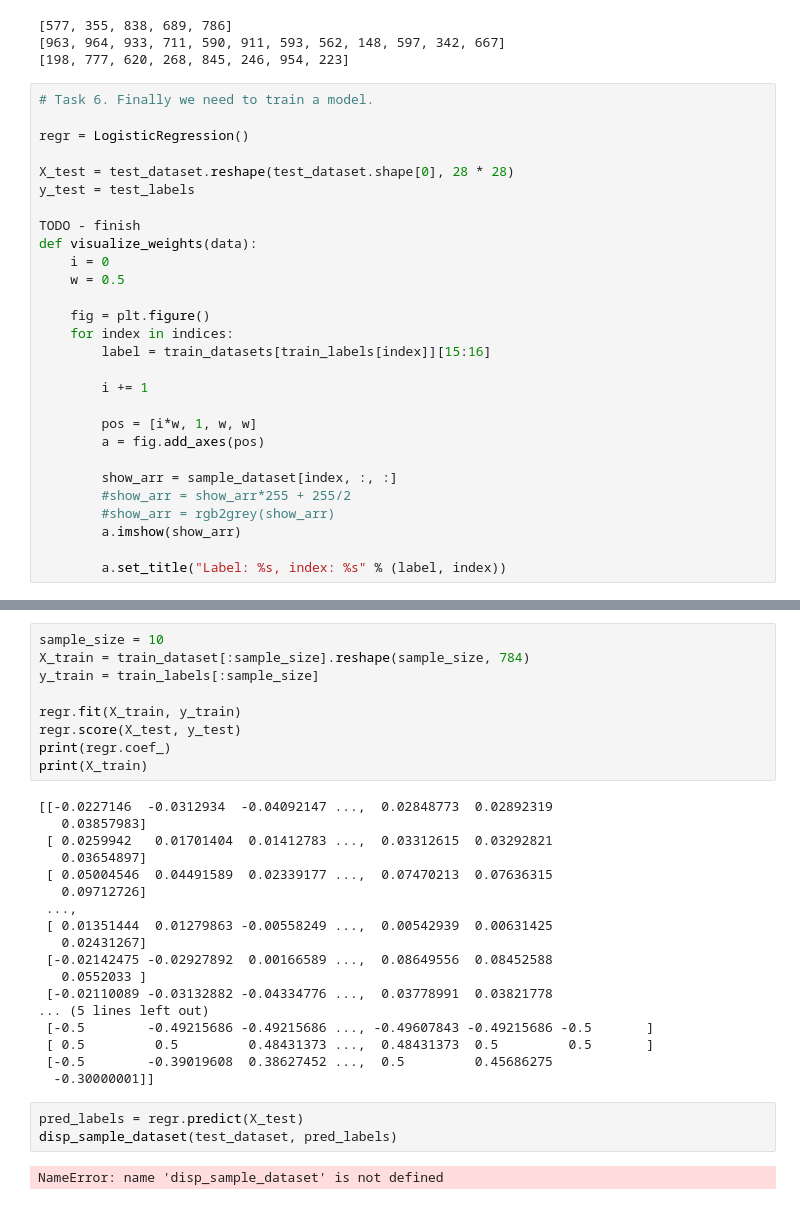
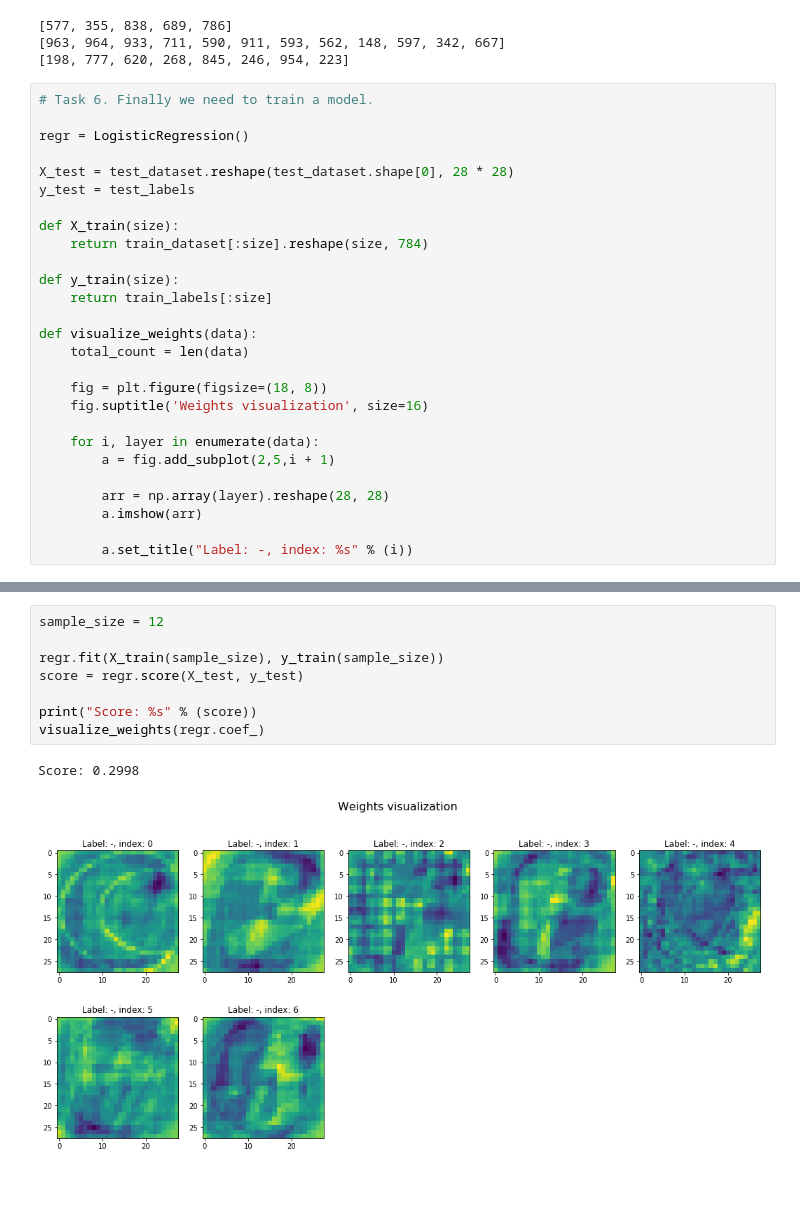
Before and after one commit to gafrom/udacity-deep_learning, a Jupyter notebook: assignment_1.ipynb, the cells around one changed output, grey strips where cells are left out. Cells and saved outputs as stored; diff of their text form.

Commit message:
Configure visualization of trained weights

```diff
--- a/assignment_1.ipynb
+++ b/assignment_1.ipynb
@@ -509,23 +512,22 @@ regr = LogisticRegression()
 X_test = test_dataset.reshape(test_dataset.shape[0], 28 * 28)
 y_test = test_labels
 
-TODO - finish
+def X_train(size):
+    return train_dataset[:size].reshape(size, 784)
+
+def y_train(size):
+    return train_labels[:size]
+
 def visualize_weights(data):
-    i = 0
-    w = 0.5
+    total_count = len(data)
 
-    fig = plt.figure()
-    for index in indices:
-        label = train_datasets[train_labels[index]][15:16]
+    fig = plt.figure(figsize=(18, 8))
+    fig.suptitle('Weights visualization', size=16)
 
-        i += 1
+    for i, layer in enumerate(data):
+        a = fig.add_subplot(2,5,i + 1)
 
-        pos = [i*w, 1, w, w]
-        a = fig.add_axes(pos)
+        arr = np.array(layer).reshape(28, 28)
+        a.imshow(arr)
 
-        show_arr = sample_dataset[index, :, :]
-        #show_arr = show_arr*255 + 255/2
-        #show_arr = rgb2grey(show_arr)
-        a.imshow(show_arr)
-
-        a.set_title("Label: %s, index: %s" % (label, index))
+        a.set_title("Label: -, index: %s" % (i))
@@ -532,32 +539,11 @@ def visualize_weights(data):
 # %%
-sample_size = 10
-X_train = train_dataset[:sample_size].reshape(sample_size, 784)
-y_train = train_labels[:sample_size]
+sample_size = 12
 
-regr.fit(X_train, y_train)
-regr.score(X_test, y_test)
-print(regr.coef_)
-print(X_train)
+regr.fit(X_train(sample_size), y_train(sample_size))
+score = regr.score(X_test, y_test)
+
+print("Score: %s" % (score))
+visualize_weights(regr.coef_)
 # %% [output]
-[[-0.0227146  -0.0312934  -0.04092147 ...,  0.02848773  0.02892319
-   0.03857983]
- [ 0.0259942   0.01701404  0.01412783 ...,  0.03312615  0.03292821
-   0.03654897]
- [ 0.05004546  0.04491589  0.02339177 ...,  0.07470213  0.07636315
-   0.09712726]
- ...,
- [ 0.01351444  0.01279863 -0.00558249 ...,  0.00542939  0.00631425
-   0.02431267]
- [-0.02142475 -0.02927892  0.00166589 ...,  0.08649556  0.08452588
-   0.0552033 ]
- [-0.02110089 -0.03132882 -0.04334776 ...,  0.03778991  0.03821778
-... (5 lines left out)
- [-0.5        -0.49215686 -0.49215686 ..., -0.49607843 -0.49215686 -0.5       ]
- [ 0.5         0.5         0.48431373 ...,  0.48431373  0.5         0.5       ]
- [-0.5        -0.39019608  0.38627452 ...,  0.5         0.45686275
-  -0.30000001]]
+Score: 0.2998
+[figure, added]
-# %%
-pred_labels = regr.predict(X_test)
-disp_sample_dataset(test_dataset, pred_labels)
-# %% [output]
-NameError: name 'disp_sample_dataset' is not defined
```
Also changed, not shown: parts of 5 cells of this notebook.
